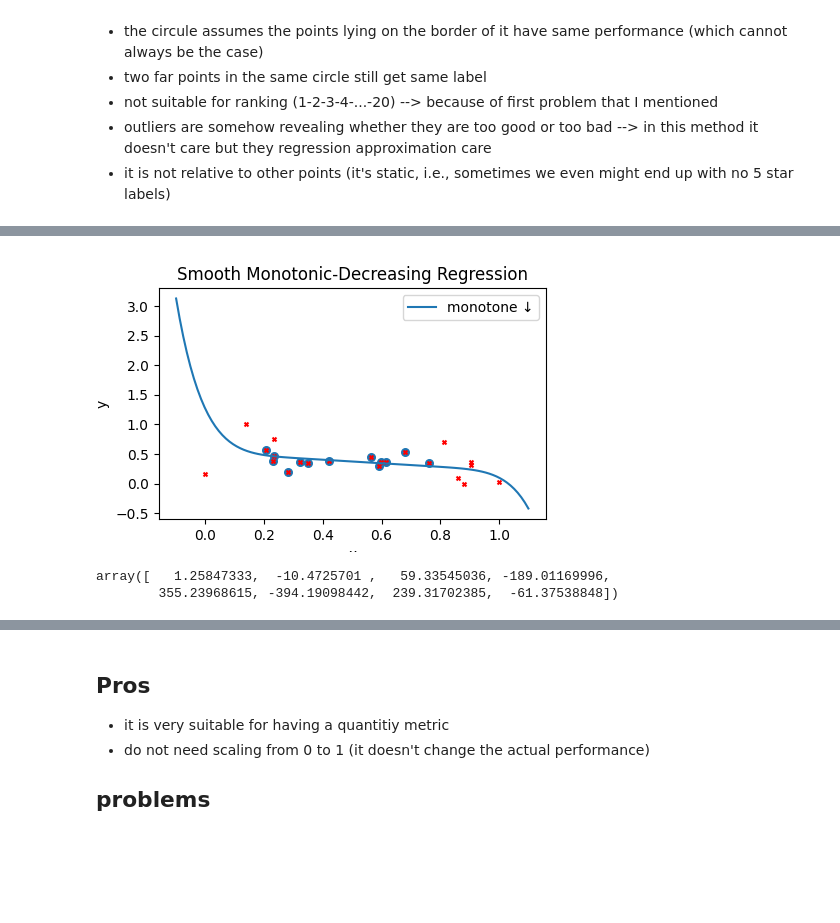
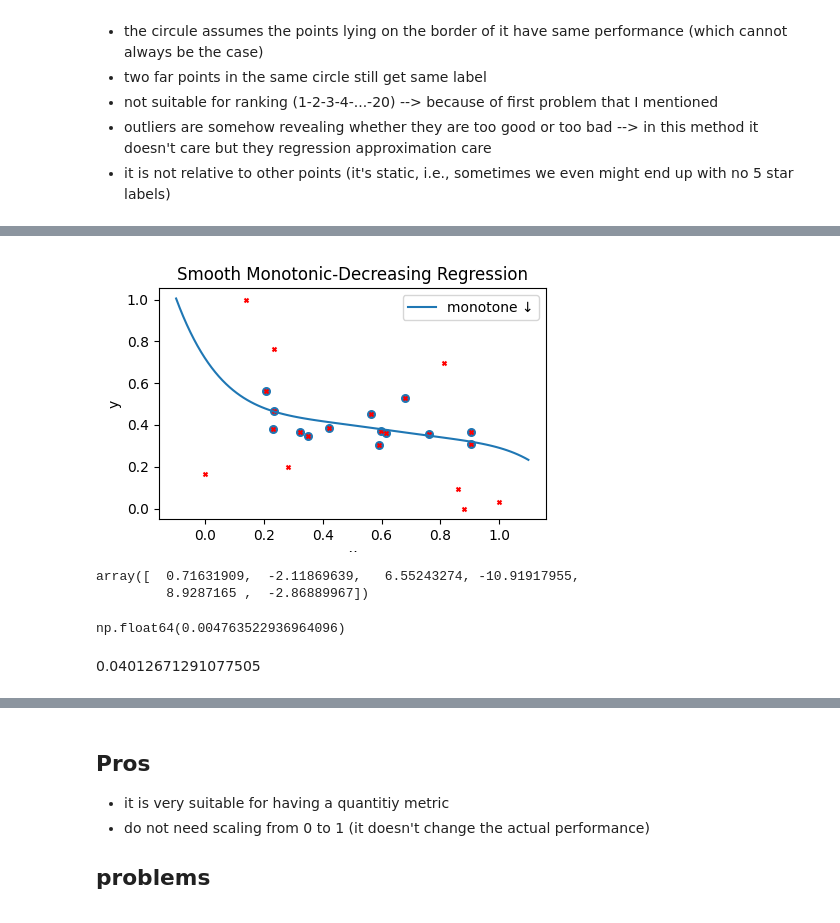
Before and after one commit to SMART-Dal/LLM-Sustainability-Rater, a Jupyter notebook: llm_labeling/rating_llms.ipynb, the cells around one changed output, grey strips where cells are left out. Cells and saved outputs as stored; diff of their text form; code cells hidden in the pictures; blank space fills up the shorter version.

```diff
--- a/llm_labeling/rating_llms.ipynb
+++ b/llm_labeling/rating_llms.ipynb
@@ -15,7 +15,7 @@ for l in lines:
     list_json.append(json.loads(l))
 df = pd.DataFrame(list_json)
 
-task_name = "code2text_python"
+task_name = "livecodebench"
 
 acc_keys = {"livecodebench": "acc", "code2text_python": "smoothed_bleu_4,create_output"}
 df = df[df["task_name"] == task_name]
@@ -297,3 +388,37 @@ plt.scatter(X[:, 0], X[:, 1], marker="x", s=12)
+# %%
+def create_all_possible_derivatives(ene_eff, acc):
+    derivatives = []
+    for i in range(len(ene_eff)):
+        i_x = ene_eff[i]
+        i_y = acc[i]
+        for j in range(i+1, len(ene_eff)):
+            new_x = ene_eff[j]
+            new_y = acc[j]
+            if (new_x < i_x and new_y > i_y) or (new_x > i_x and new_y < i_y):
+                derivatives.append(-abs((new_y - i_y) / (new_x - i_x)))
+    return derivatives
+all_possible_derivates = create_all_possible_derivatives(df["ene_eff"], df["perf"])
+len(all_possible_derivates)
+
+import numpy as np
+from sklearn.covariance import MinCovDet
+from scipy.stats import chi2
+
+deriv = np.array(all_possible_derivates)
+mcd = MinCovDet().fit(deriv.reshape(-1, 1))
+# squared Mahalanobis distances under robust location/covariance:
+d2 = mcd.mahalanobis(deriv.reshape(-1, 1))
+
+thr = chi2.ppf(0.95, df=1)
+
+deriv_inliers_all = deriv[d2 <= thr]
+deriv_outliers_all = deriv[d2 > thr]
+# print("All:", sorted([round(i.item(), 3) for i in deriv]))
+# print("Excluded (MCD):", deriv_outliers_all)
+# print("Inliers (MCD):", deriv_inliers_all)
+# print("Robust mean (MCD):", deriv_inliers_all.mean())
+print("quantile 3", np.percentile(deriv_inliers_all, 75))
+# print("mean", deriv.mean())
 # %%
 import numpy as np
 import cvxpy as cp
@@ -302,7 +427,7 @@ import matplotlib.pyplot as plt
 
 x_raw, y = X_clean[:, 0], X_clean[:, 1]
 
-degree_dict = {"livecodebench": 3, "code2text_python": 7}
+degree_dict = {"livecodebench": 5, "code2text_python": 5}
 
 d = degree_dict[task_name]
 b = cp.Variable(d + 1)
@@ -315,38 +440,39 @@ objective = cp.Minimize(cp.sum_squares(x_transformed @ b - y))
 z = np.linspace(0, 1, 50)
 D = np.zeros((len(z), d + 1))
 for j, zj in enumerate(z):
     for k in range(1, d + 1):
         D[j, k] = k * zj ** (k - 1)
+
 constraints = {
-    "livecodebench": [D @ b <= -1e-1, cp.sum(b) >= 1e-1],
-    "code2text_python": [D @ b <= -3e-1, cp.sum(b) >= 1e-1],
+    "livecodebench": [D @ b <= np.percentile(deriv_inliers_all, 75), cp.sum(b) >= 1e-2],
+    "code2text_python": [D @ b <= np.percentile(deriv_inliers_all, 75), cp.sum(b) >= 1e-2],
 }
 # the second constraint is for ensuring that plot lies above 0
 
 
 prob = cp.Problem(objective, constraints[task_name])
 prob.solve()
 
 
 # below this for plotting
 
 X_plot = np.linspace(-0.1, 1.1, 100).reshape(-1, 1)
 X_grid = np.vander(X_plot.flatten(), N=d + 1, increasing=True)
 y_grid = X_grid @ b.value
 
 plt.figure(figsize=(5, 3))
 plt.scatter(X_clean[:, 0], X_clean[:, 1], s=30)
 plt.scatter(df["ene_eff"], df["perf"], c="red", marker="x", s=8)
 plt.plot(X_plot, y_grid, label="monotone ↓")
 plt.xlabel("x")
 plt.ylabel("y")
 plt.title("Smooth Monotonic-Decreasing Regression")
 plt.legend()
 plt.show()
 # %% [output]
-[figure, old version]
+[figure, new version]
-# %%
-b.value
-# %% [output]
-array([   1.25847333,  -10.4725701 ,   59.33545036, -189.01169996,
-        355.23968615, -394.19098442,  239.31702385,  -61.37538848])
+# %%
+b.value
+# %% [output]
+array([  0.71631909,  -2.11869639,   6.55243274, -10.91917955,
+         8.9287165 ,  -2.86889967])
@@ -353,3 +481,9 @@ array([   1.25847333,  -10.4725701 ,   59.33545036, -189.01169996,
+# %%
+((y_predicted - y) ** 2).mean()
+# %% [output]
+np.float64(0.004763522936964096)
+# %% [markdown]
+0.04012671291077505
 # %%
 import numpy as np
 import matplotlib.pyplot as plt
```
Also changed, not shown: parts of 18 cells of this notebook, 10 other files.
